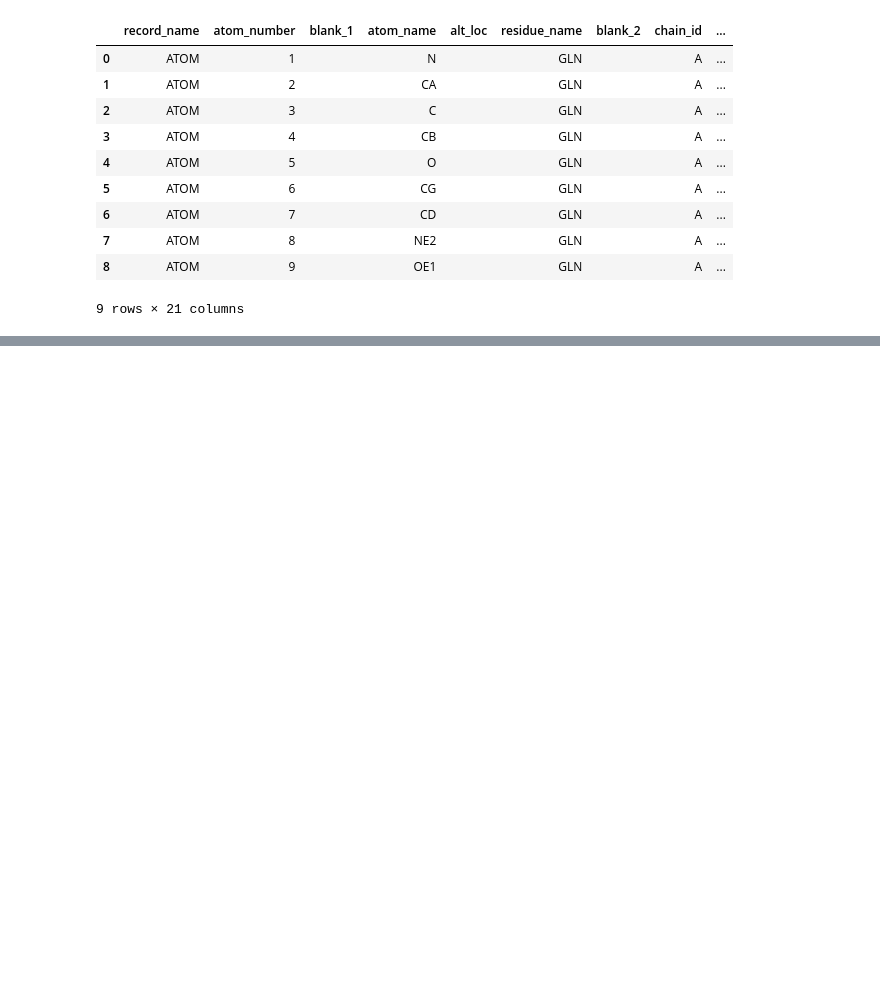
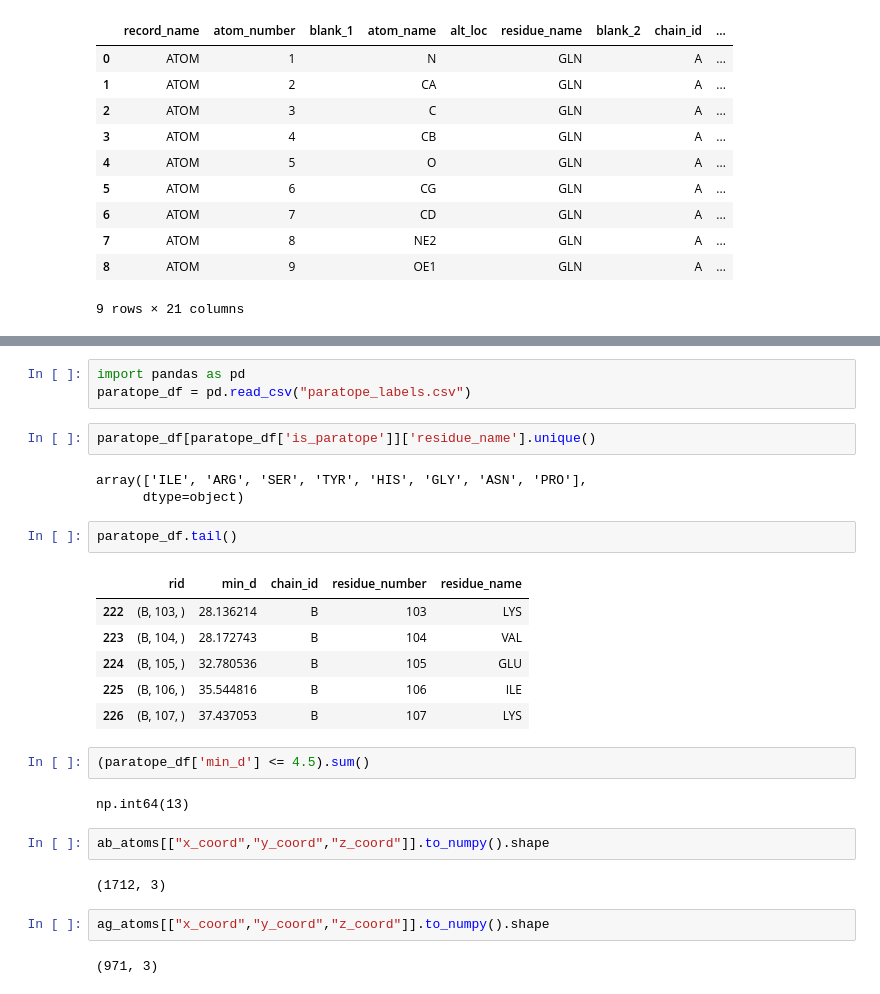
Before and after one commit to jonchengbb/ab_discovery_sandbox, a Jupyter notebook: 2025-06-30_parse_json.ipynb, the cells around one changed output, grey strips where cells are left out. Drawn from its saved outputs; the diff is of its cells as text; blank space fills up the shorter version.

Commit message:
successfully generated paratope table from alphafold-multimer

```diff
--- a/2025-06-30_parse_json.ipynb
+++ b/2025-06-30_parse_json.ipynb
@@ -260,0 +391,29 @@ atom_df[(atom_df['residue_number']==1) & (atom_df['chain_id']=='A')]
+# %%
+import pandas as pd
+paratope_df = pd.read_csv("paratope_labels.csv")
+# %%
+paratope_df[paratope_df['is_paratope']]['residue_name'].unique()
+# %% [output]
+array(['ILE', 'ARG', 'SER', 'TYR', 'HIS', 'GLY', 'ASN', 'PRO'],
+      dtype=object)
+# %%
+paratope_df.tail()
+# %% [output]
+|  | rid | min_d | chain_id | residue_number | residue_name |
+| 222 | (B, 103, ) | 28.136214 | B | 103 | LYS |
+| 223 | (B, 104, ) | 28.172743 | B | 104 | VAL |
+| 224 | (B, 105, ) | 32.780536 | B | 105 | GLU |
+| 225 | (B, 106, ) | 35.544816 | B | 106 | ILE |
+| 226 | (B, 107, ) | 37.437053 | B | 107 | LYS |
+# %%
+(paratope_df['min_d'] <= 4.5).sum()
+# %% [output]
+np.int64(13)
+# %%
+ab_atoms[["x_coord","y_coord","z_coord"]].to_numpy().shape
+# %% [output]
+(1712, 3)
+# %%
+ag_atoms[["x_coord","y_coord","z_coord"]].to_numpy().shape
+# %% [output]
+(971, 3)
```
Also changed, not shown: parts of 31 cells of this notebook, 1 other file.
